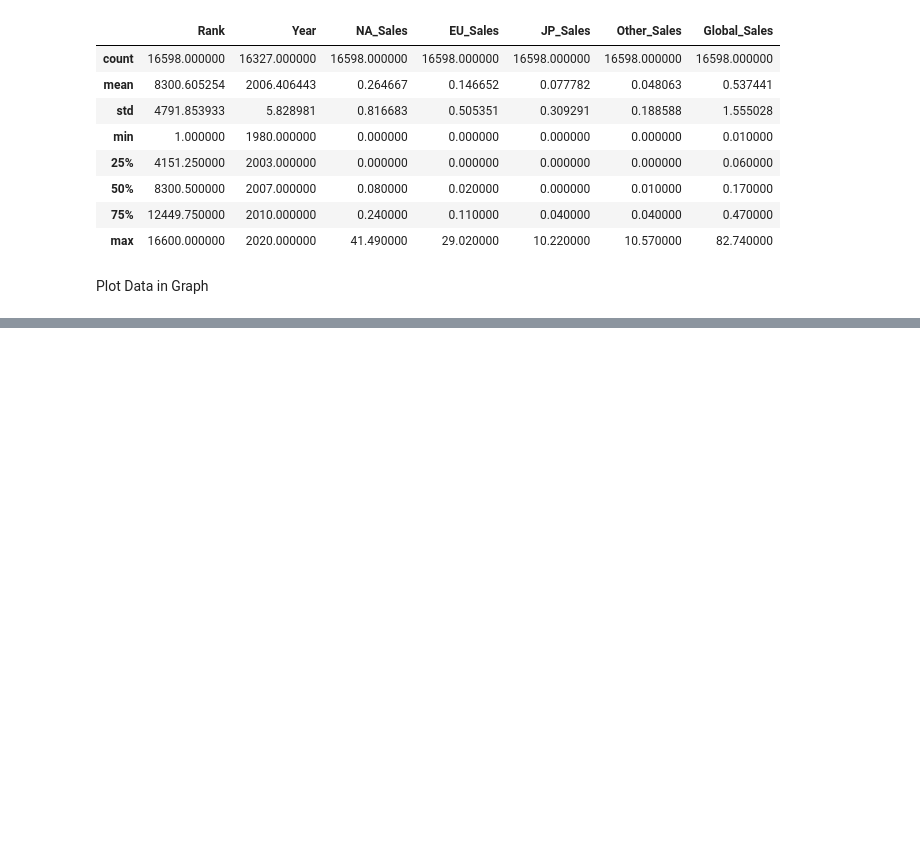
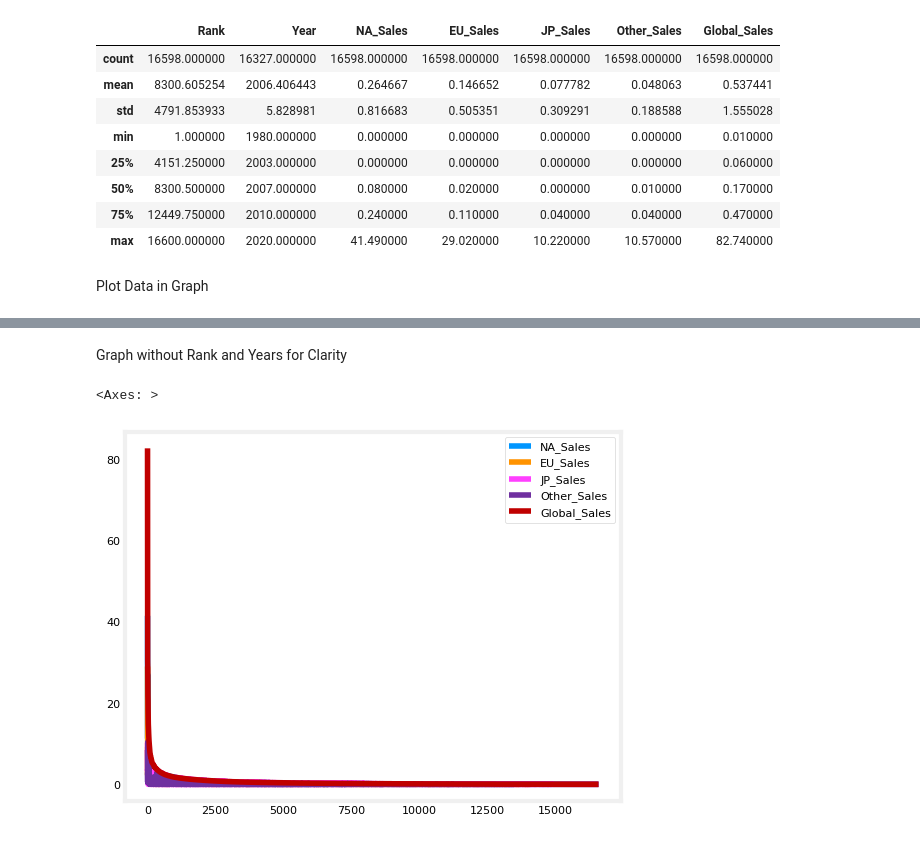
Before and after one commit to TempeHS/2025SE-LiamW-ML_AssessmentTask, a Jupyter notebook: Data_Wrangling/1. Data_Preview.ipynb, the cells around one changed output, grey strips where cells are left out. Cells and saved outputs as stored; diff of their text form; code cells hidden in the pictures; blank space fills up the shorter version.

Commit message:
Data_Preview Complete
I'm definitely going to feature engineer a lot from the categorical data and use the release year as a feature in the final model

```diff
--- a/Data_Wrangling/1. Data_Preview.ipynb
+++ b/Data_Wrangling/1. Data_Preview.ipynb
@@ -71,0 +73,9 @@ NameError: name 'data_frame' is not defined
+# %% [markdown]
+Graph without Rank and Years for Clarity
+# %%
+data_frame_nonRank = data_frame.drop(labels="Rank",axis=1).drop(labels="Year",axis=1)
+data_frame_nonRank.head()
+data_frame_nonRank.plot()
+# %% [output]
+<Axes: >
+[figure, added]
```
Also changed, not shown: parts of 22 cells of this notebook.
